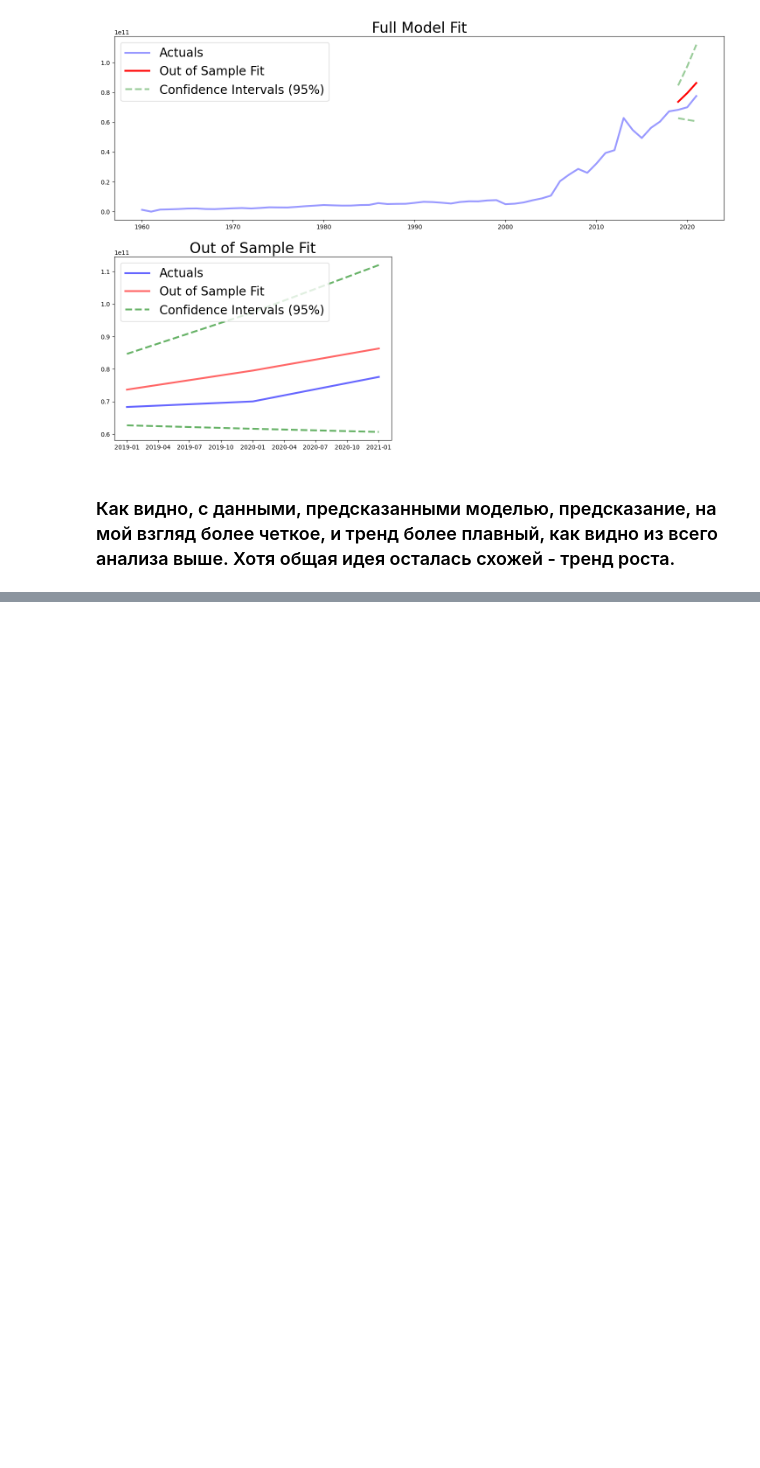
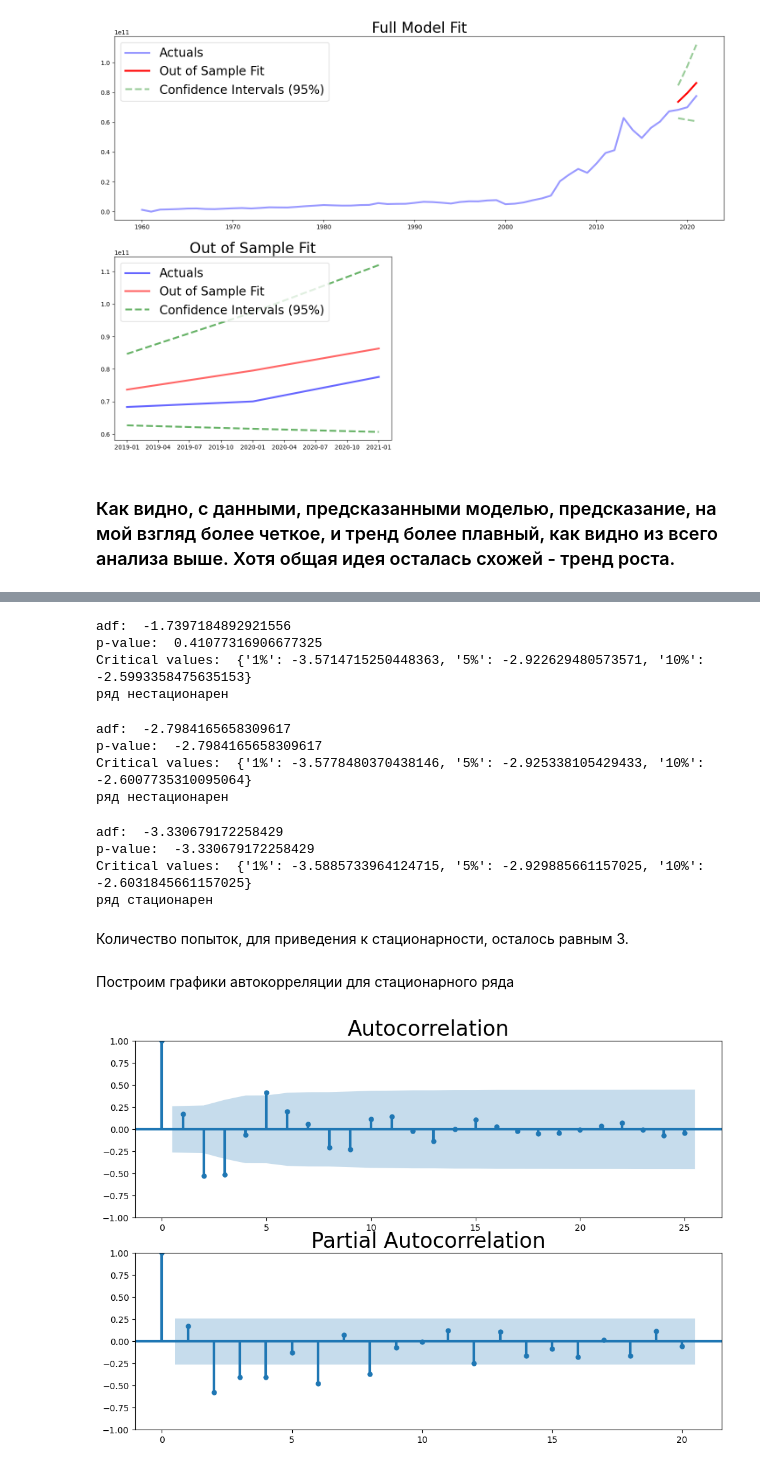
Before and after one commit to alexmoscar/new-rep-main, a Jupyter notebook: ML_in_business/project_Ghanna/task_for_ghanna.ipynb, the cells around one changed output, grey strips where cells are left out. Cells and saved outputs as stored; diff of their text form; code cells hidden in the pictures; blank space fills up the shorter version.

```diff
--- a/ML_in_business/project_Ghanna/task_for_ghanna.ipynb
+++ b/ML_in_business/project_Ghanna/task_for_ghanna.ipynb
@@ -470,0 +505,3 @@ plt.show()
+# %%
+data_new =data.interpolate(method='linear')
+data_new.head(5)
@@ -470,0 +543,60 @@ plt.show()
+# %%
+otg1diff = data_new.diff(periods=1).dropna()
+test1 = sm.tsa.adfuller(otg1diff)
+print ('adf: ', test1[0])
+print ('p-value: ', test1[1])
+print ('Critical values: ', test1[4])
+if test1[0]> test1[4]['5%']:
+    print ('ряд нестационарен')
+else:
+    print ('ряд стационарен')
+# %% [output]
+adf:  -1.7397184892921556
+p-value:  0.41077316906677325
+Critical values:  {'1%': -3.5714715250448363, '5%': -2.922629480573571, '10%': -2.5993358475635153}
+ряд нестационарен
+# %%
+otg2diff_new = otg1diff.diff(periods=2).dropna()
+test2 = sm.tsa.adfuller(otg2diff_new)
+print ('adf: ', test2[0])
+print ('p-value: ', test2[0])
+print ('Critical values: ', test2[4])
+if test2[0]> test2[4]['5%']:
+    print ('ряд нестационарен')
+else:
+    print ('ряд стационарен')
+# %% [output]
+adf:  -2.7984165658309617
+p-value:  -2.7984165658309617
+Critical values:  {'1%': -3.5778480370438146, '5%': -2.925338105429433, '10%': -2.6007735310095064}
+ряд нестационарен
+# %%
+otg3diff_new = otg2diff_new.diff(periods=3).dropna()
+test3 = sm.tsa.adfuller(otg3diff_new)
+print ('adf: ', test3[0])
+print ('p-value: ', test3[0])
+print ('Critical values: ', test3[4])
+if test3[0]> test3[4]['5%']:
+    print ('ряд нестационарен')
+else:
+    print ('ряд стационарен')
+# %% [output]
+adf:  -3.330679172258429
+p-value:  -3.330679172258429
+Critical values:  {'1%': -3.5885733964124715, '5%': -2.929885661157025, '10%': -2.6031845661157025}
+ряд стационарен
+# %% [markdown]
+Количество попыток, для приведения к стационарности, осталось равным 3.
+# %% [markdown]
+Построим графики автокорреляции для стационарного ряда
+# %%
+from matplotlib import pyplot as plt
+%matplotlib inline
+
+fig = plt.figure(figsize=(12,8))
+ax1 = fig.add_subplot(211)
+fig = sm.graphics.tsa.plot_acf(otg3diff.values.squeeze(), lags=25, ax=ax1)
+ax2 = fig.add_subplot(212)
+fig = sm.graphics.tsa.plot_pacf(otg3diff_new, lags=20, ax=ax2)
+# %% [output]
+[figure, added]
```
Also changed, not shown: parts of 23 cells of this notebook, 3 other files.
